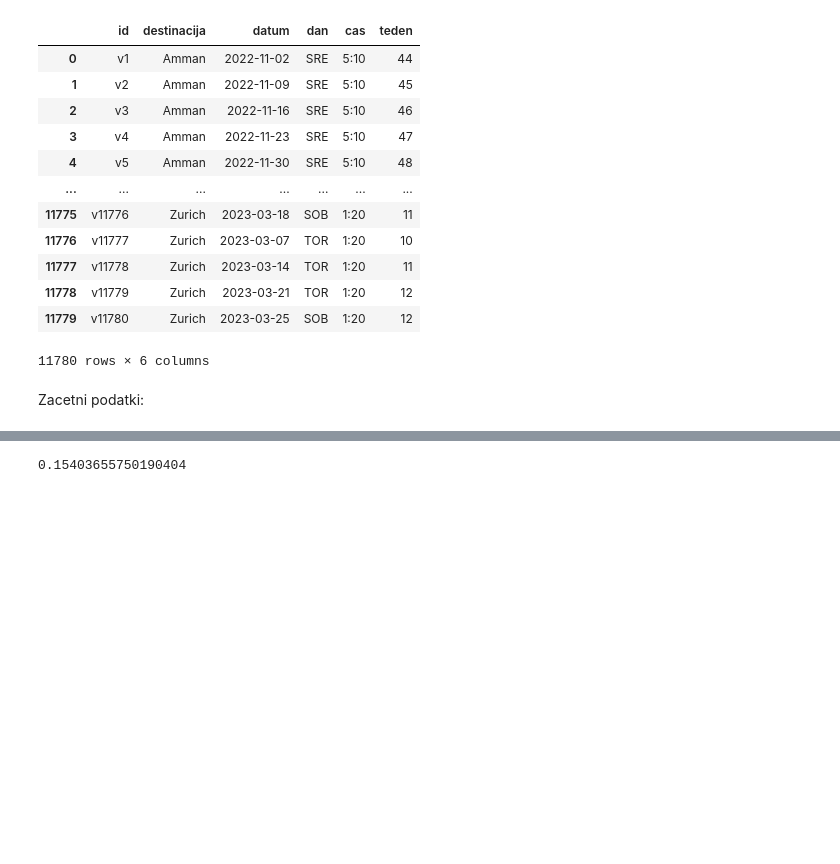
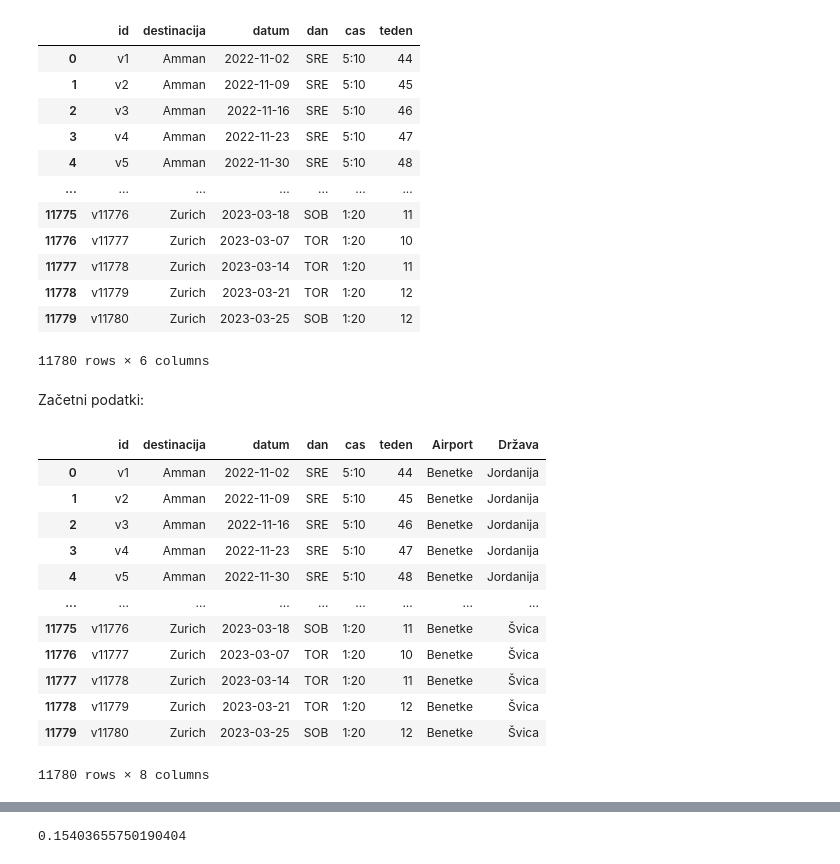
Before and after one commit to valentinamacek/analiza_podatkov_o_letih, a Jupyter notebook: analiza_letov.ipynb, the cells around one changed output, grey strips where cells are left out. Cells and saved outputs as stored; diff of their text form; code cells hidden in the pictures; blank space fills up the shorter version.

```diff
--- a/analiza_letov.ipynb
+++ b/analiza_letov.ipynb
@@ -39,7 +68,23 @@ podatki_venezia
 zdruzeni_benetke = pd.merge(podatki_venezia, podatki_dest_z_drzavami, on=['id', 'destinacija'])
 zdruzeni_bergamo = pd.merge(podatki_bergamo, podatki_dest_z_drzavami, on=['id', 'destinacija'])
 # %% [markdown]
-Zacetni podatki:
+Začetni podatki:
+# %%
+zdruzeni_benetke
+# %% [output]
+|  | id | destinacija | datum | dan | cas | teden | Airport | Država |
+| 0 | v1 | Amman | 2022-11-02 | SRE | 5:10 | 44 | Benetke | Jordanija |
+| 1 | v2 | Amman | 2022-11-09 | SRE | 5:10 | 45 | Benetke | Jordanija |
+| 2 | v3 | Amman | 2022-11-16 | SRE | 5:10 | 46 | Benetke | Jordanija |
+| 3 | v4 | Amman | 2022-11-23 | SRE | 5:10 | 47 | Benetke | Jordanija |
+| 4 | v5 | Amman | 2022-11-30 | SRE | 5:10 | 48 | Benetke | Jordanija |
+| ... | ... | ... | ... | ... | ... | ... | ... | ... |
+| 11775 | v11776 | Zurich | 2023-03-18 | SOB | 1:20 | 11 | Benetke | Švica |
+| 11776 | v11777 | Zurich | 2023-03-07 | TOR | 1:20 | 10 | Benetke | Švica |
+| 11777 | v11778 | Zurich | 2023-03-14 | TOR | 1:20 | 11 | Benetke | Švica |
+| 11778 | v11779 | Zurich | 2023-03-21 | TOR | 1:20 | 12 | Benetke | Švica |
+| 11779 | v11780 | Zurich | 2023-03-25 | SOB | 1:20 | 12 | Benetke | Švica |
+11780 rows × 8 columns
 # %%
 zdruzeni_bergamo
 # %% [output]
```
Also changed, not shown: parts of 24 cells of this notebook, 2 other files.
